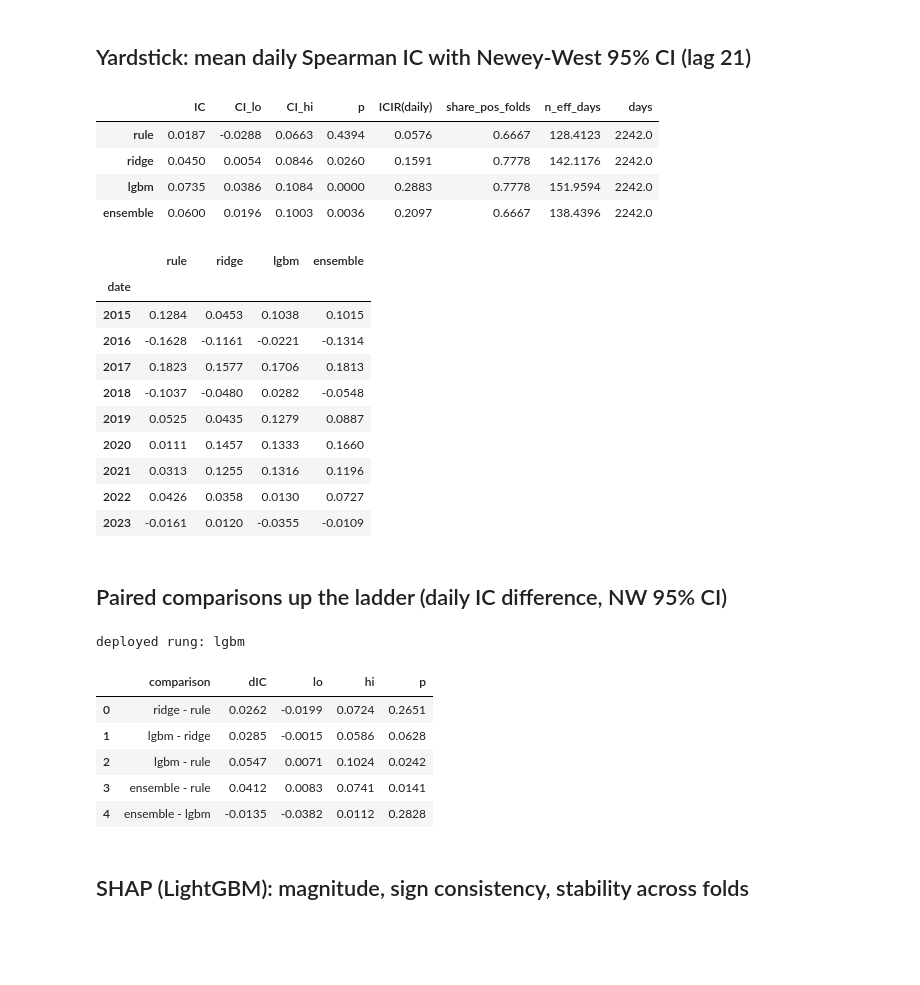
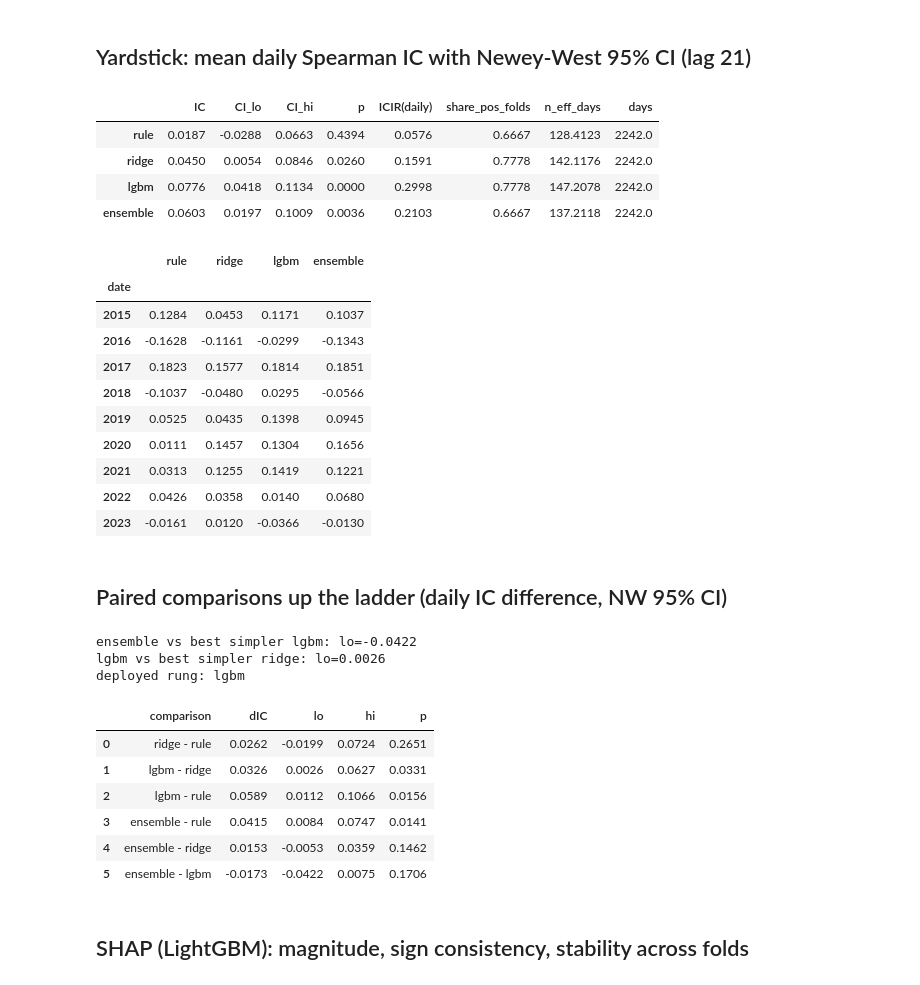
Before and after one commit to StanHsu0348/ml4t-midterm-etf-momentum, a Jupyter notebook: notebooks/04_models.ipynb, the cells around one changed output. Drawn from its saved outputs; the diff is of its cells as text; code cells hidden in the pictures; blank space fills up the shorter version.

```diff
--- a/notebooks/04_models.ipynb
+++ b/notebooks/04_models.ipynb
@@ -39,7 +39,9 @@ states: ['asset_rvol_pct', 'mkt_rvol_pct', 'mkt_trend', 'corr_spy_tlt_63', 'xs_d
 # %%
 tf = tuning_fold(sessions)
 print(tf)
-tr, va = train_rows(panel, tf, sessions), valid_rows(panel, tf)
+tr = train_rows(panel, tf, sessions)
+va = selection_rows(panel, tf.valid_start, f"{S['evaluation']['validation_folds'][0]}-01-01", sessions)  # purged at the 2015 boundary
+print("tuning valid:", va.index.get_level_values("date").min().date(), "..", va.index.get_level_values("date").max().date())
 alpha_rows = []
 for a in S["models"]["ladder"][1]["alpha_grid"]:
     m = RidgeModel(SIGNALS, a).fit(tr)
@@ -157,8 +160,8 @@ summ.round(4)
 |  | IC | CI_lo | CI_hi | p | ICIR(daily) | share_pos_folds | n_eff_days | days |
 | rule | 0.0187 | -0.0288 | 0.0663 | 0.4394 | 0.0576 | 0.6667 | 128.4123 | 2242.0 |
 | ridge | 0.0450 | 0.0054 | 0.0846 | 0.0260 | 0.1591 | 0.7778 | 142.1176 | 2242.0 |
-| lgbm | 0.0735 | 0.0386 | 0.1084 | 0.0000 | 0.2883 | 0.7778 | 151.9594 | 2242.0 |
-| ensemble | 0.0600 | 0.0196 | 0.1003 | 0.0036 | 0.2097 | 0.6667 | 138.4396 | 2242.0 |
+| lgbm | 0.0776 | 0.0418 | 0.1134 | 0.0000 | 0.2998 | 0.7778 | 147.2078 | 2242.0 |
+| ensemble | 0.0603 | 0.0197 | 0.1009 | 0.0036 | 0.2103 | 0.6667 | 137.2118 | 2242.0 |
 # %%
 per_fold = pd.DataFrame({k: v.groupby(v.index.year).mean() for k, v in ics.items()})
 per_fold_ci = {k: pd.DataFrame({y: nw_mean(v[v.index.year == y]) for y in per_fold.index}).T for k, v in ics.items()}
@@ -173,42 +176,51 @@ per_fold.round(4).to_csv(TAB / "04_ic_per_fold.csv"); per_fold.round(4)
 # %% [output]
 |  | rule | ridge | lgbm | ensemble |
 | date |  |  |  |  |
-| 2015 | 0.1284 | 0.0453 | 0.1038 | 0.1015 |
-| 2016 | -0.1628 | -0.1161 | -0.0221 | -0.1314 |
-| 2017 | 0.1823 | 0.1577 | 0.1706 | 0.1813 |
-| 2018 | -0.1037 | -0.0480 | 0.0282 | -0.0548 |
-| 2019 | 0.0525 | 0.0435 | 0.1279 | 0.0887 |
-| 2020 | 0.0111 | 0.1457 | 0.1333 | 0.1660 |
-| 2021 | 0.0313 | 0.1255 | 0.1316 | 0.1196 |
-| 2022 | 0.0426 | 0.0358 | 0.0130 | 0.0727 |
-| 2023 | -0.0161 | 0.0120 | -0.0355 | -0.0109 |
+| 2015 | 0.1284 | 0.0453 | 0.1171 | 0.1037 |
+| 2016 | -0.1628 | -0.1161 | -0.0299 | -0.1343 |
+| 2017 | 0.1823 | 0.1577 | 0.1814 | 0.1851 |
+| 2018 | -0.1037 | -0.0480 | 0.0295 | -0.0566 |
+| 2019 | 0.0525 | 0.0435 | 0.1398 | 0.0945 |
+| 2020 | 0.0111 | 0.1457 | 0.1304 | 0.1656 |
+| 2021 | 0.0313 | 0.1255 | 0.1419 | 0.1221 |
+| 2022 | 0.0426 | 0.0358 | 0.0140 | 0.0680 |
+| 2023 | -0.0161 | 0.0120 | -0.0366 | -0.0130 |
 # %% [markdown]
 ## Paired comparisons up the ladder (daily IC difference, NW 95% CI)
 # %%
 def paired(a, b):
     d = (ics[a] - ics[b]).dropna(); s = nw_mean(d)
     return {"comparison": f"{a} - {b}", "dIC": s["mean"], "lo": s["lo"], "hi": s["hi"], "p": s["p"]}
-pairs = pd.DataFrame([paired("ridge", "rule"), paired("lgbm", "ridge"), paired("lgbm", "rule"), paired("ensemble", "rule"), paired("ensemble", "lgbm")])
+pairs = pd.DataFrame([paired("ridge", "rule"), paired("lgbm", "ridge"), paired("lgbm", "rule"), paired("ensemble", "rule"), paired("ensemble", "ridge"), paired("ensemble", "lgbm")])
 pairs.round(4).to_csv(TAB / "04_paired.csv", index=False)
-# pre-registered deploy rule: climb only if the paired CI lower bound > 0 vs the best simpler rung
-deployed = "rule"
-if pairs.set_index("comparison").loc["ridge - rule", "lo"] > 0: deployed = "ridge"
-best_simpler = deployed
-if paired("lgbm", best_simpler)["lo"] > 0: deployed = "lgbm"
-if paired("ensemble", deployed)["lo"] > 0 if deployed != "ensemble" else False: deployed = "ensemble"
-print("deployed rung:", deployed)
+# pre-registered deploy rule (setup.yaml models.deploy_rule): deploy the MOST COMPLEX rung whose paired
+# daily-IC difference against the BEST simpler rung (highest validation mean IC) has NW 95% lower bound > 0
+LADDER = ["rule", "ridge", "lgbm", "ensemble"]
+deployed, rule_trace = "rule", []
+for k in reversed(LADDER[1:]):
+    simpler = LADDER[:LADDER.index(k)]
+    best_simpler = max(simpler, key=lambda s: ics[s].mean())
+    lo = paired(k, best_simpler)["lo"]
+    rule_trace.append(f"{k} vs best simpler {best_simpler}: lo={lo:.4f}")
+    if lo > 0:
+        deployed = k
+        break
+print("\n".join(rule_trace)); print("deployed rung:", deployed)
 json.dump({"deployed": deployed}, open(ART / "deployed.json", "w"))
 log_run("model_ladder", "deploy_decision", "walk_forward_2015_2023", {"rule": S["models"]["deploy_rule"]}, "2015-2023",
-        {r.comparison: float(r.dIC) for r in pairs.itertuples()}, f"deploy={deployed}", "paired NW CI lower bound > 0")
+        {**{r.comparison: float(r.dIC) for r in pairs.itertuples()}, "trace": rule_trace}, f"deploy={deployed}", "paired NW CI lower bound > 0 vs best simpler rung")
 pairs.round(4)
 # %% [output]
+ensemble vs best simpler lgbm: lo=-0.0422
+lgbm vs best simpler ridge: lo=0.0026
 deployed rung: lgbm
 |  | comparison | dIC | lo | hi | p |
 | 0 | ridge - rule | 0.0262 | -0.0199 | 0.0724 | 0.2651 |
-| 1 | lgbm - ridge | 0.0285 | -0.0015 | 0.0586 | 0.0628 |
-| 2 | lgbm - rule | 0.0547 | 0.0071 | 0.1024 | 0.0242 |
-| 3 | ensemble - rule | 0.0412 | 0.0083 | 0.0741 | 0.0141 |
-| 4 | ensemble - lgbm | -0.0135 | -0.0382 | 0.0112 | 0.2828 |
+| 1 | lgbm - ridge | 0.0326 | 0.0026 | 0.0627 | 0.0331 |
+| 2 | lgbm - rule | 0.0589 | 0.0112 | 0.1066 | 0.0156 |
+| 3 | ensemble - rule | 0.0415 | 0.0084 | 0.0747 | 0.0141 |
+| 4 | ensemble - ridge | 0.0153 | -0.0053 | 0.0359 | 0.1462 |
+| 5 | ensemble - lgbm | -0.0173 | -0.0422 | 0.0075 | 0.1706 |
 # %% [markdown]
 ## SHAP (LightGBM): magnitude, sign consistency, stability across folds
 # %%
```
Also changed, not shown: parts of 5 cells of this notebook, 35 other files.
